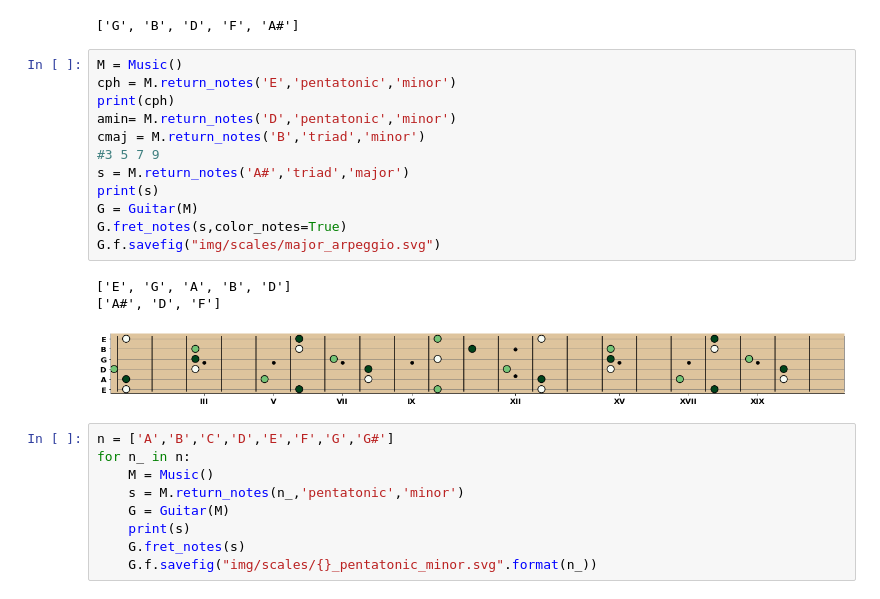
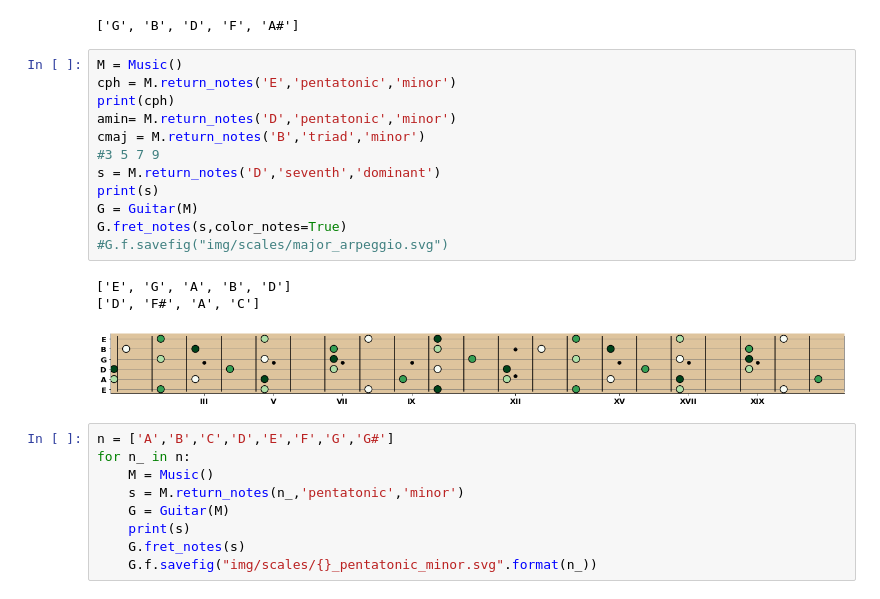
Before and after one commit to dantaki/music, a Jupyter notebook: music.ipynb, the cells around one changed output. Drawn from its saved outputs; the diff is of its cells as text.

```diff
--- a/music.ipynb
+++ b/music.ipynb
@@ -185,19 +185,19 @@ Music().return_notes('G','seventh_sharp_ninth','dominant')
 # %%
 M = Music()
 cph = M.return_notes('E','pentatonic','minor')
 print(cph)
 amin= M.return_notes('D','pentatonic','minor')
 cmaj = M.return_notes('B','triad','minor')
 #3 5 7 9
-s = M.return_notes('A#','triad','major')
+s = M.return_notes('D','seventh','dominant')
 print(s)
 G = Guitar(M)
 G.fret_notes(s,color_notes=True)
-G.f.savefig("img/scales/major_arpeggio.svg")
+#G.f.savefig("img/scales/major_arpeggio.svg")
 # %% [output]
 ['E', 'G', 'A', 'B', 'D']
-['A#', 'D', 'F']
+['D', 'F#', 'A', 'C']
-[figure, old version]
+[figure, new version]
 # %%
 n = ['A','B','C','D','E','F','G','G#']
 for n_ in n:
```
Also changed, not shown: 3 other files.
